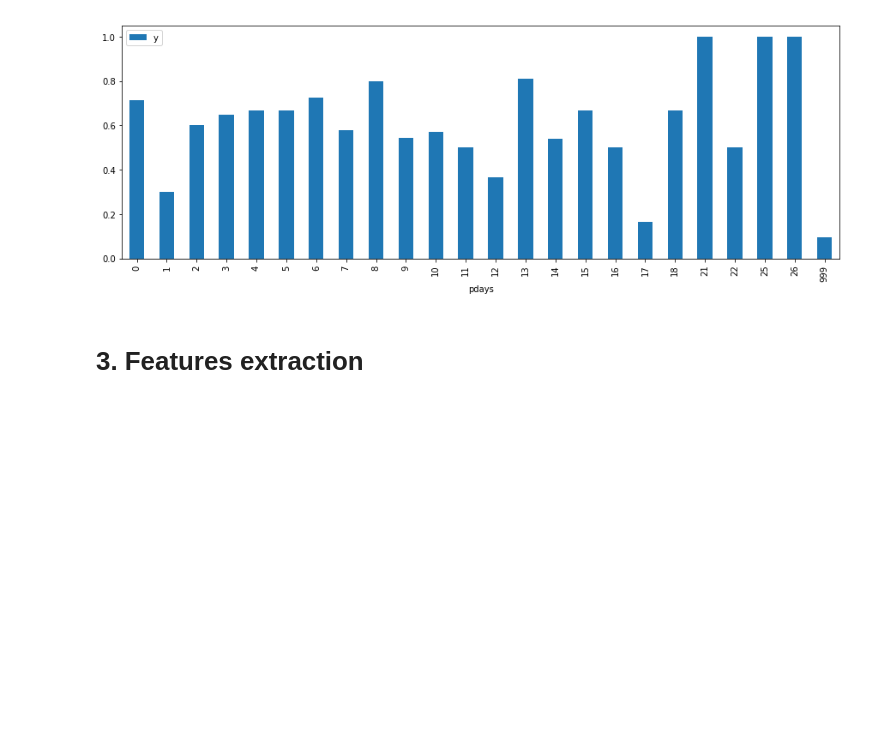
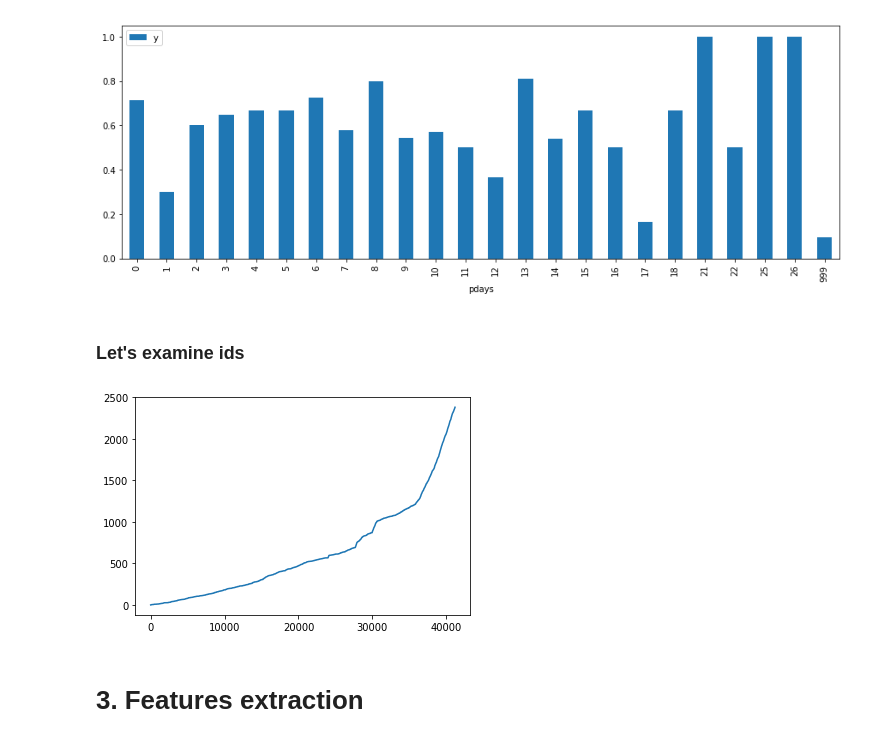
Before and after one commit to kmichael08/kaggle-banking-ml-predictions, a Jupyter notebook: experiments.ipynb, the cells around one changed output. Cells and saved outputs as stored; diff of their text form; code cells hidden in the pictures; blank space fills up the shorter version.

```diff
--- a/experiments.ipynb
+++ b/experiments.ipynb
@@ -353,6 +353,18 @@ plt.show()
 # %% [output]
 [figure]
 [figure]
+# %% [markdown]
+### Let's examine ids
+# %%
+new_df = train_df.get(['id', 'y'])
+new_df = new_df.sort_values('id')
+# %%
+x = new_df['id']
+y = np.cumsum(new_df['y'])
+plt.plot(x, y)
+plt.show()
+# %% [output]
+[figure, added]
 # %% [markdown]
 # 3. Features extraction
 # %%
```
Also changed, not shown: parts of 18 cells of this notebook.
